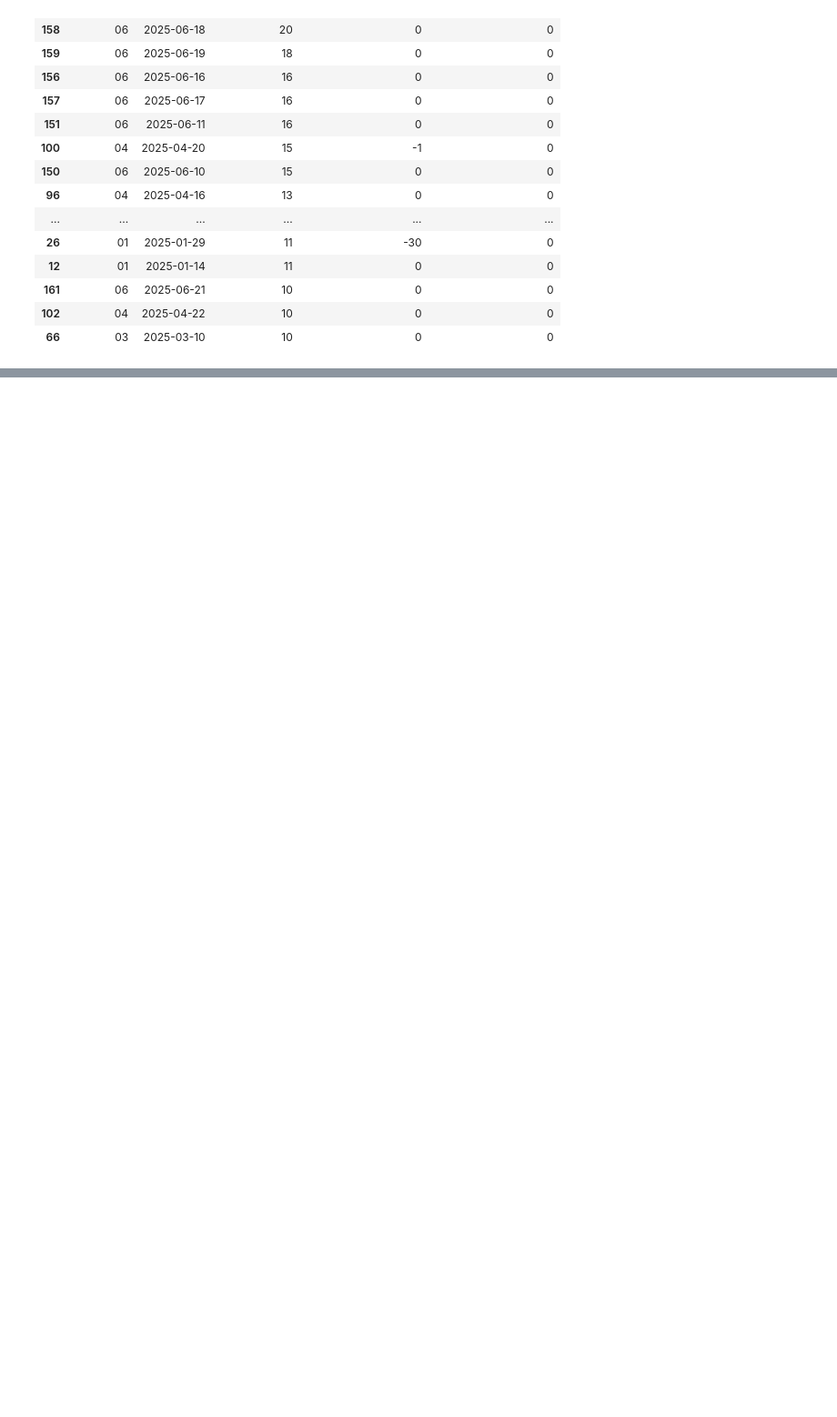
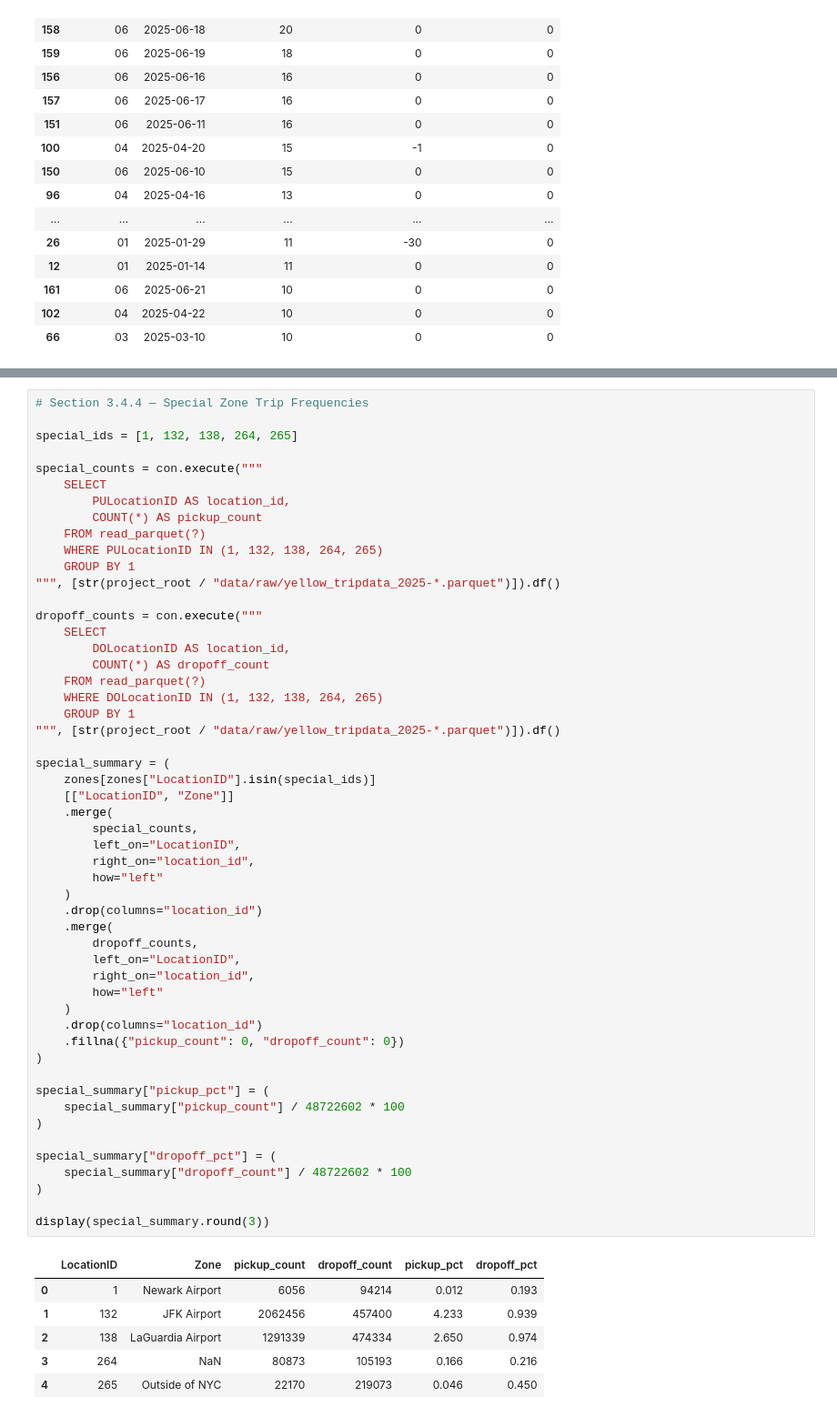
Before and after one commit to cyongxi/Urban-Mobility-Mining, a Jupyter notebook: notebooks/00_data_audit.ipynb, the cells around one changed output, grey strips where cells are left out. Shown at 91% size. Saved outputs shown, nothing was run; the diff lists cells and outputs as text; blank space fills up the shorter version.

```diff
--- a/notebooks/00_data_audit.ipynb
+++ b/notebooks/00_data_audit.ipynb
@@ -382,0 +482,59 @@ display(
+# %%
+# Section 3.4.4 — Special Zone Trip Frequencies
+
+special_ids = [1, 132, 138, 264, 265]
+
+special_counts = con.execute("""
+    SELECT
+        PULocationID AS location_id,
+        COUNT(*) AS pickup_count
+    FROM read_parquet(?)
+    WHERE PULocationID IN (1, 132, 138, 264, 265)
+    GROUP BY 1
+""", [str(project_root / "data/raw/yellow_tripdata_2025-*.parquet")]).df()
+
+dropoff_counts = con.execute("""
+    SELECT
+        DOLocationID AS location_id,
+        COUNT(*) AS dropoff_count
+    FROM read_parquet(?)
+    WHERE DOLocationID IN (1, 132, 138, 264, 265)
+    GROUP BY 1
+""", [str(project_root / "data/raw/yellow_tripdata_2025-*.parquet")]).df()
+
+special_summary = (
+    zones[zones["LocationID"].isin(special_ids)]
+    [["LocationID", "Zone"]]
+    .merge(
+        special_counts,
+        left_on="LocationID",
+        right_on="location_id",
+        how="left"
+    )
+    .drop(columns="location_id")
+    .merge(
+        dropoff_counts,
+        left_on="LocationID",
+        right_on="location_id",
+        how="left"
+    )
+    .drop(columns="location_id")
+    .fillna({"pickup_count": 0, "dropoff_count": 0})
+)
+
+special_summary["pickup_pct"] = (
+    special_summary["pickup_count"] / 48722602 * 100
+)
+
+special_summary["dropoff_pct"] = (
+    special_summary["dropoff_count"] / 48722602 * 100
+)
+
+display(special_summary.round(3))
+# %% [output]
+|  | LocationID | Zone | pickup_count | dropoff_count | pickup_pct | dropoff_pct |
+| 0 | 1 | Newark Airport | 6056 | 94214 | 0.012 | 0.193 |
+| 1 | 132 | JFK Airport | 2062456 | 457400 | 4.233 | 0.939 |
+| 2 | 138 | LaGuardia Airport | 1291339 | 474334 | 2.650 | 0.974 |
+| 3 | 264 | NaN | 80873 | 105193 | 0.166 | 0.216 |
+| 4 | 265 | Outside of NYC | 22170 | 219073 | 0.046 | 0.450 |
```
Also changed, not shown: parts of 7 cells of this notebook.
